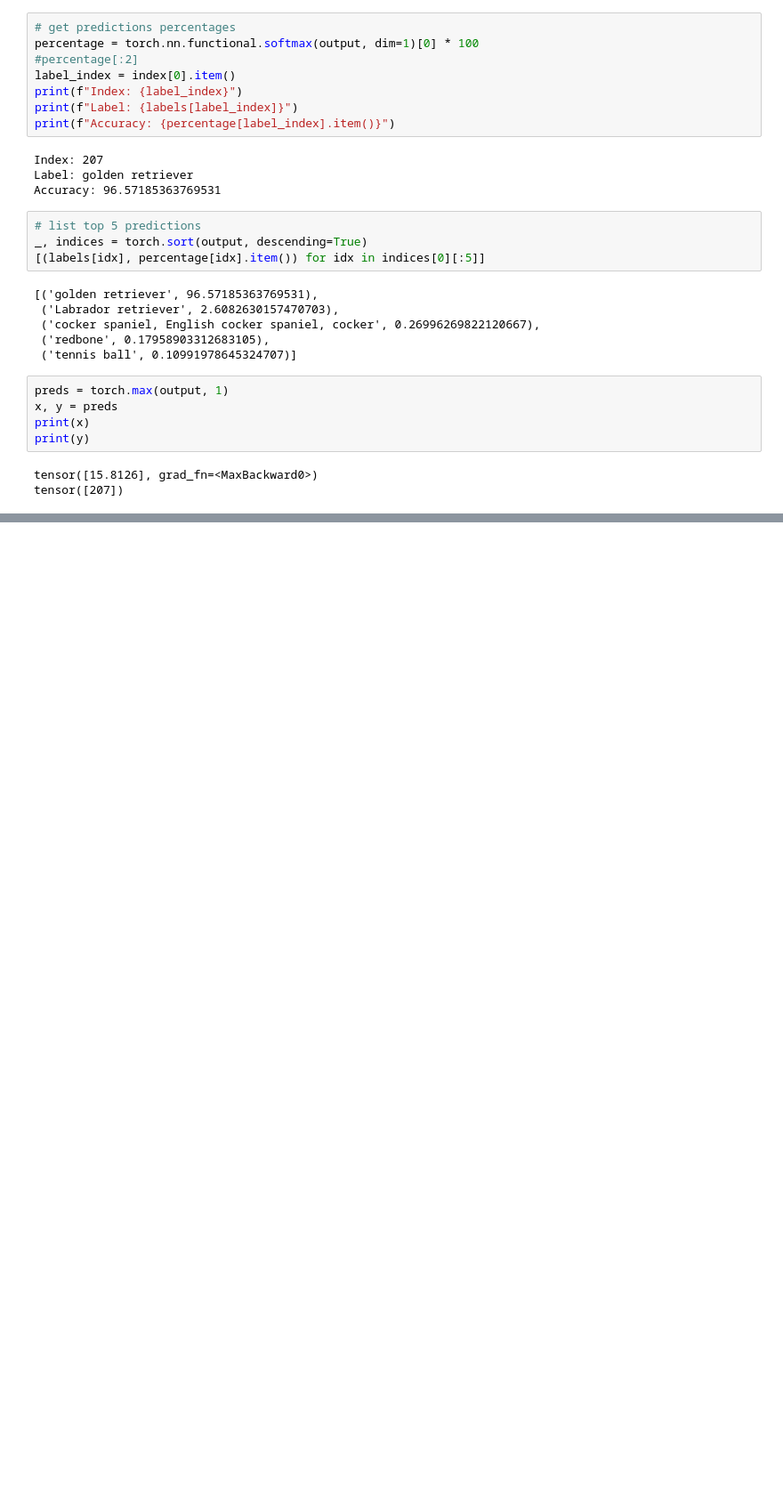
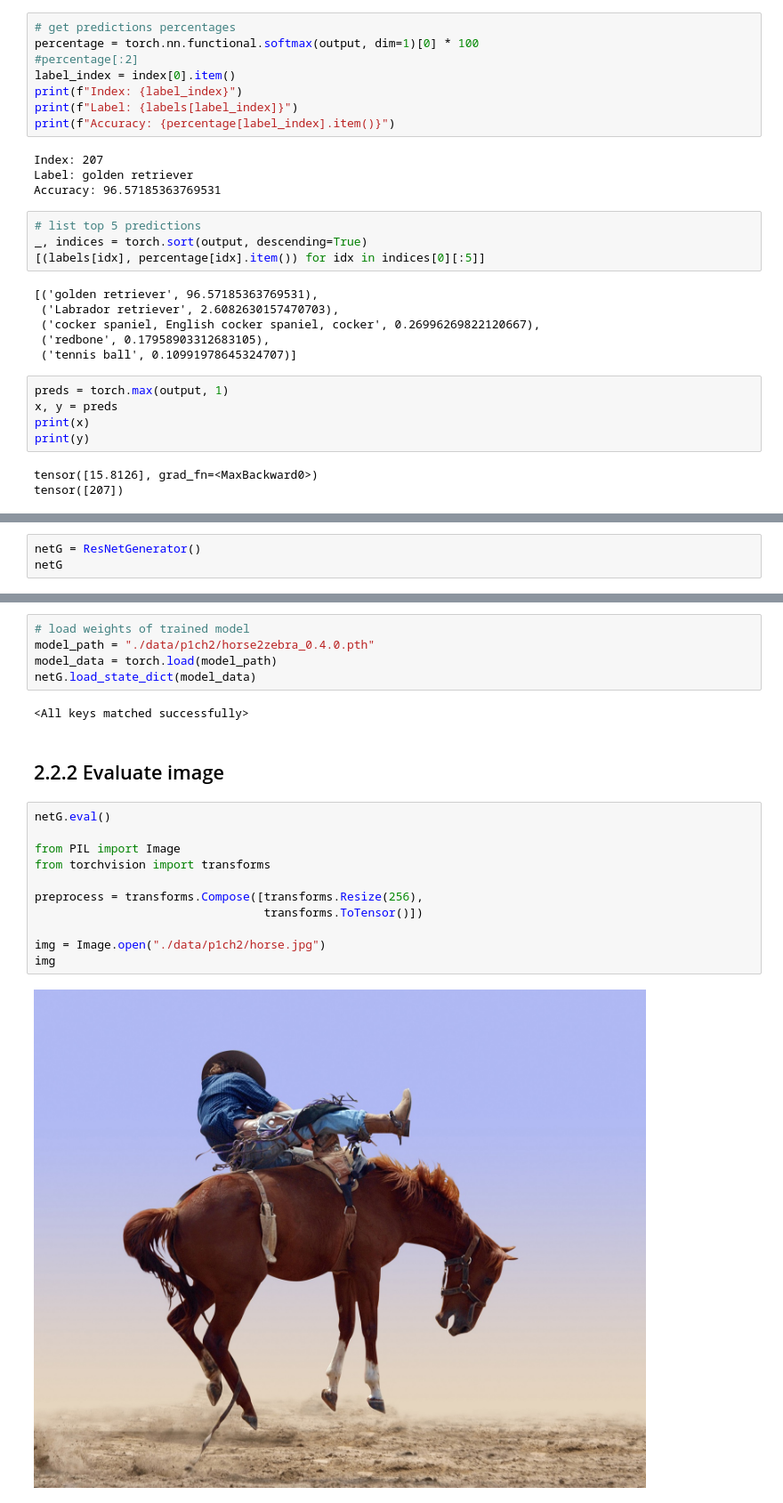
Before and after one commit to nicholassolomon/dlwpt-code, a Jupyter notebook: Chapter_2.ipynb, the cells around one changed output, grey strips where cells are left out. Shown at 89% size. Cells and saved outputs as stored; diff of their text form; blank space fills up the shorter version.

```diff
--- a/Chapter_2.ipynb
+++ b/Chapter_2.ipynb
@@ -205,0 +312,3 @@ tensor([207])
+# %%
+netG = ResNetGenerator()
+netG
@@ -205,0 +333,22 @@ tensor([207])
+# %%
+# load weights of trained model
+model_path = "./data/p1ch2/horse2zebra_0.4.0.pth"
+model_data = torch.load(model_path)
+netG.load_state_dict(model_data)
+# %% [output]
+<All keys matched successfully>
+# %% [markdown]
+## 2.2.2 Evaluate image
+# %%
+netG.eval()
+
+from PIL import Image
+from torchvision import transforms
+
+preprocess = transforms.Compose([transforms.Resize(256),
+                                 transforms.ToTensor()])
+
+img = Image.open("./data/p1ch2/horse.jpg")
+img
+# %% [output]
+[figure, added]
```
Also changed, not shown: parts of 16 cells of this notebook.
